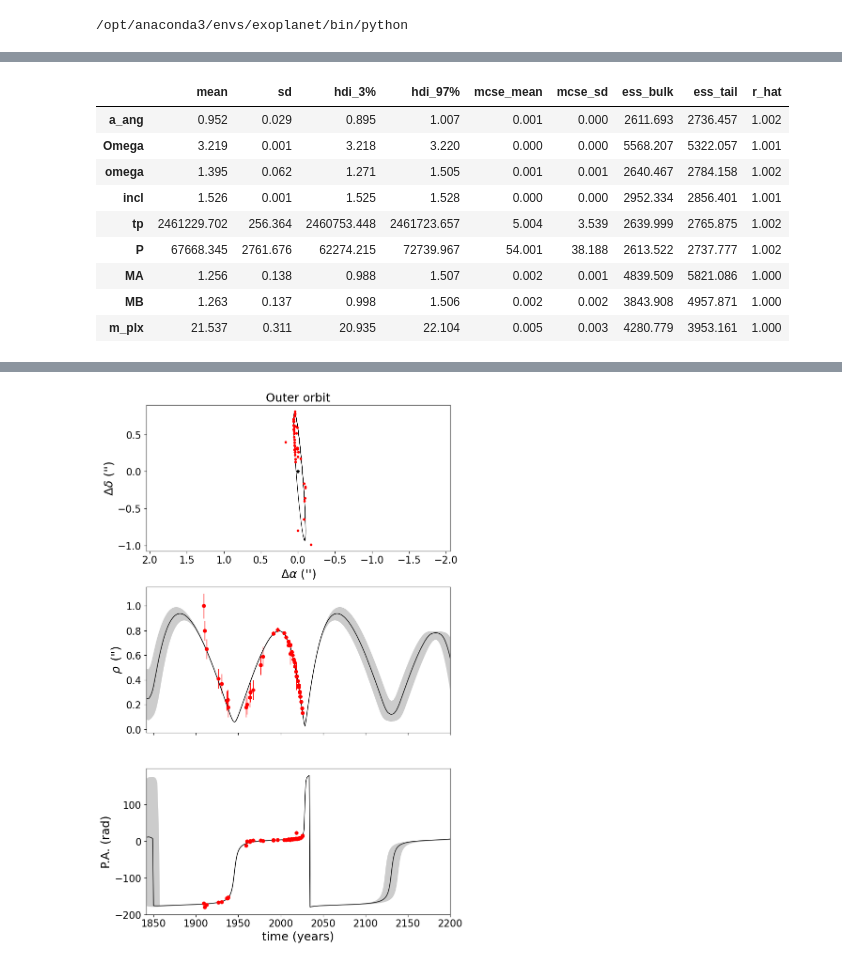
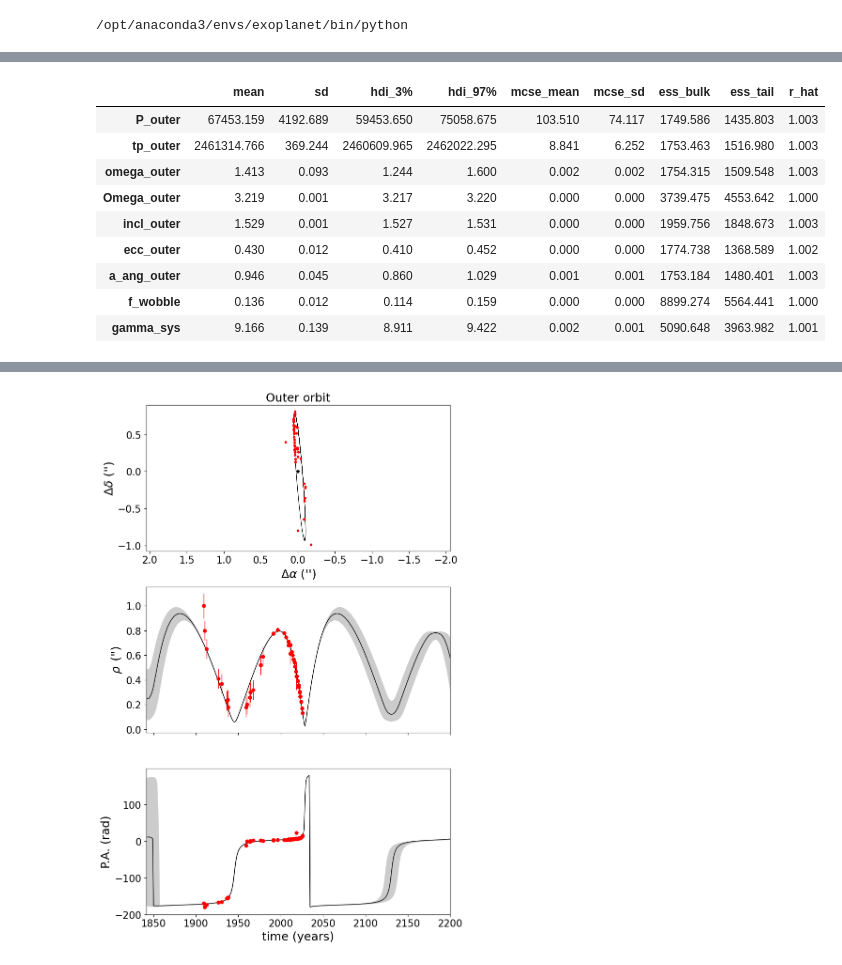
Before and after one commit to szunigaf/HD98800-orbit, a Jupyter notebook: AaAbB/AaAbB_orbit.ipynb, the cells around one changed output, grey strips where cells are left out. Drawn from its saved outputs; the diff is of its cells as text; code cells hidden in the pictures.

```diff
--- a/AaAbB/AaAbB_orbit.ipynb
+++ b/AaAbB/AaAbB_orbit.ipynb
@@ -90,8 +90,8 @@ rvB_err = np.ascontiguousarray(RV_B["B_err"], dtype=float) # km/s
 astrometry_AB = pd.read_csv('AB_astrometry.csv')
 
 # convert years to jds
-astro_jds = Time(np.ascontiguousarray(astrometry_AB["date"]), format="byear").jd
-astro_mjds = astro_jds - 2400000.5
+outer_jd = Time(np.ascontiguousarray(astrometry_AB["date"]), format="byear").jd
+astro_mjds = outer_jd - 2400000.5
 rho_data = np.ascontiguousarray(astrometry_AB["sep"], dtype=float) # arcsec
 rho_err = np.ascontiguousarray(astrometry_AB["sep_err"], dtype=float)
 
@@ -104,7 +104,7 @@ theta_err = np.ascontiguousarray(astrometry_AB["pa_err"].to_numpy()  * deg, dtyp
 
 astroAB_new = astrometry_AB[['date','sep','sep_err','pa','pa_err']]
 
-astroAB_new.to_csv('CSV/astroAB_Solution_I.csv',index=False)
+astroAB_new.to_csv('CSV/astroAaB.csv',index=False)
 
 
 
@@ -668,22 +2779,31 @@ INFO:pymc3:Sampling 4 chains for 4_500 tune and 2_000 draw iterations (18_000 +
 # %%
 # Then we can look at some summaries of the trace and the constraints on some of the key parameters:
 with model:
     summary = pm.summary(
-        trace,
-        var_names=["a_ang", "Omega", "omega", "incl", "tp", "P", "MA", "MB", "m_plx"],
-        round_to=3
-    )
-
+    trace,
+    var_names=[
+        "P_outer",
+        "tp_outer",
+        "omega_outer",
+        "Omega_outer",
+        "incl_outer",
+        "ecc_outer",
+        "a_ang_outer",
+        "f_wobble",
+        "gamma_sys",
+    ],
+    round_to=3
+)
 summary
 # %% [output]
 |  | mean | sd | hdi_3% | hdi_97% | mcse_mean | mcse_sd | ess_bulk | ess_tail | r_hat |
-| a_ang | 0.952 | 0.029 | 0.895 | 1.007 | 0.001 | 0.000 | 2611.693 | 2736.457 | 1.002 |
-| Omega | 3.219 | 0.001 | 3.218 | 3.220 | 0.000 | 0.000 | 5568.207 | 5322.057 | 1.001 |
-| omega | 1.395 | 0.062 | 1.271 | 1.505 | 0.001 | 0.001 | 2640.467 | 2784.158 | 1.002 |
-| incl | 1.526 | 0.001 | 1.525 | 1.528 | 0.000 | 0.000 | 2952.334 | 2856.401 | 1.001 |
-| tp | 2461229.702 | 256.364 | 2460753.448 | 2461723.657 | 5.004 | 3.539 | 2639.999 | 2765.875 | 1.002 |
-| P | 67668.345 | 2761.676 | 62274.215 | 72739.967 | 54.001 | 38.188 | 2613.522 | 2737.777 | 1.002 |
-| MA | 1.256 | 0.138 | 0.988 | 1.507 | 0.002 | 0.001 | 4839.509 | 5821.086 | 1.000 |
-| MB | 1.263 | 0.137 | 0.998 | 1.506 | 0.002 | 0.002 | 3843.908 | 4957.871 | 1.000 |
-| m_plx | 21.537 | 0.311 | 20.935 | 22.104 | 0.005 | 0.003 | 4280.779 | 3953.161 | 1.000 |
+| P_outer | 67453.159 | 4192.689 | 59453.650 | 75058.675 | 103.510 | 74.117 | 1749.586 | 1435.803 | 1.003 |
+| tp_outer | 2461314.766 | 369.244 | 2460609.965 | 2462022.295 | 8.841 | 6.252 | 1753.463 | 1516.980 | 1.003 |
+| omega_outer | 1.413 | 0.093 | 1.244 | 1.600 | 0.002 | 0.002 | 1754.315 | 1509.548 | 1.003 |
+| Omega_outer | 3.219 | 0.001 | 3.217 | 3.220 | 0.000 | 0.000 | 3739.475 | 4553.642 | 1.000 |
+| incl_outer | 1.529 | 0.001 | 1.527 | 1.531 | 0.000 | 0.000 | 1959.756 | 1848.673 | 1.003 |
+| ecc_outer | 0.430 | 0.012 | 0.410 | 0.452 | 0.000 | 0.000 | 1774.738 | 1368.589 | 1.002 |
+| a_ang_outer | 0.946 | 0.045 | 0.860 | 1.029 | 0.001 | 0.001 | 1753.184 | 1480.401 | 1.003 |
+| f_wobble | 0.136 | 0.012 | 0.114 | 0.159 | 0.000 | 0.000 | 8899.274 | 5564.441 | 1.000 |
+| gamma_sys | 9.166 | 0.139 | 8.911 | 9.422 | 0.002 | 0.001 | 5090.648 | 3963.982 | 1.001 |
 # %%
```
Also changed, not shown: parts of 16 cells of this notebook, 23 other files.
